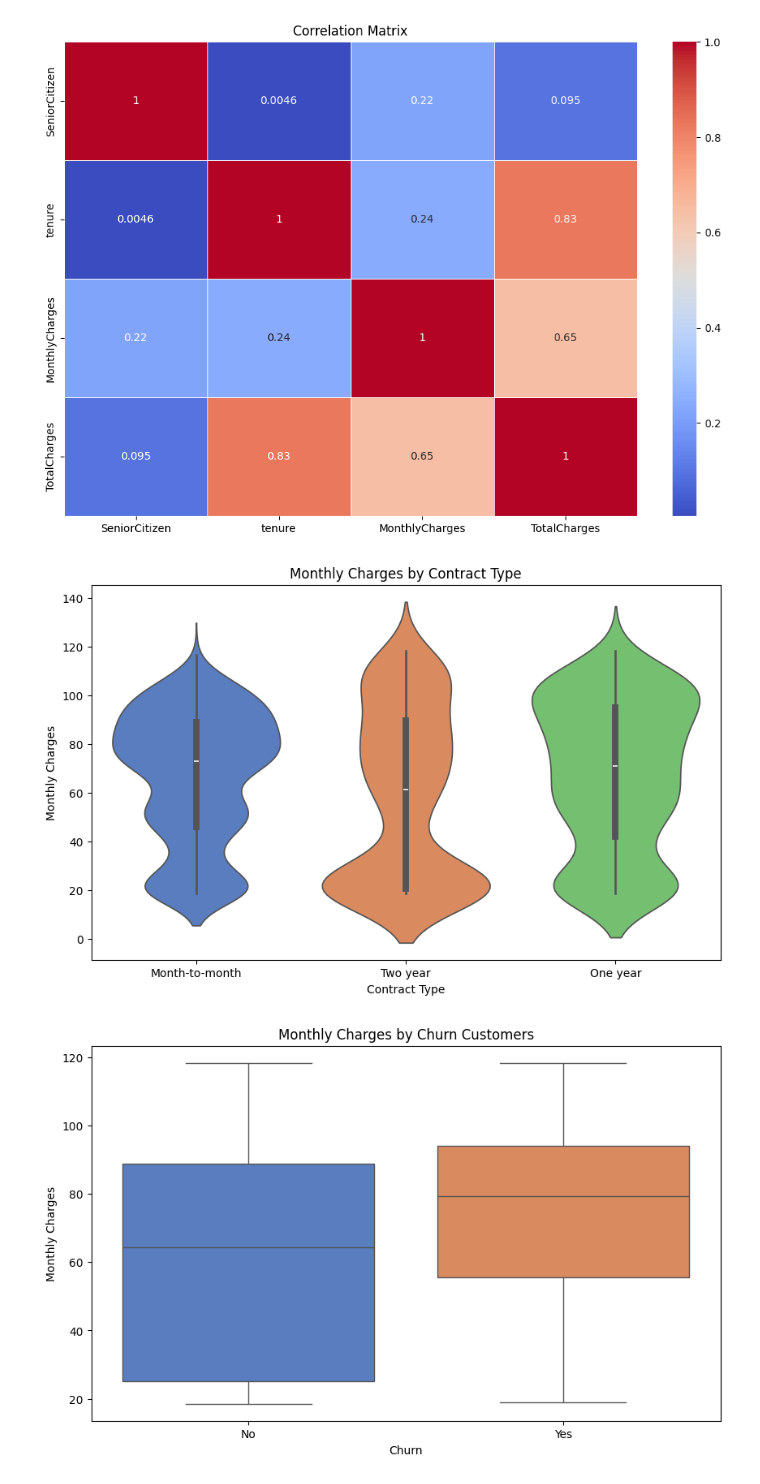
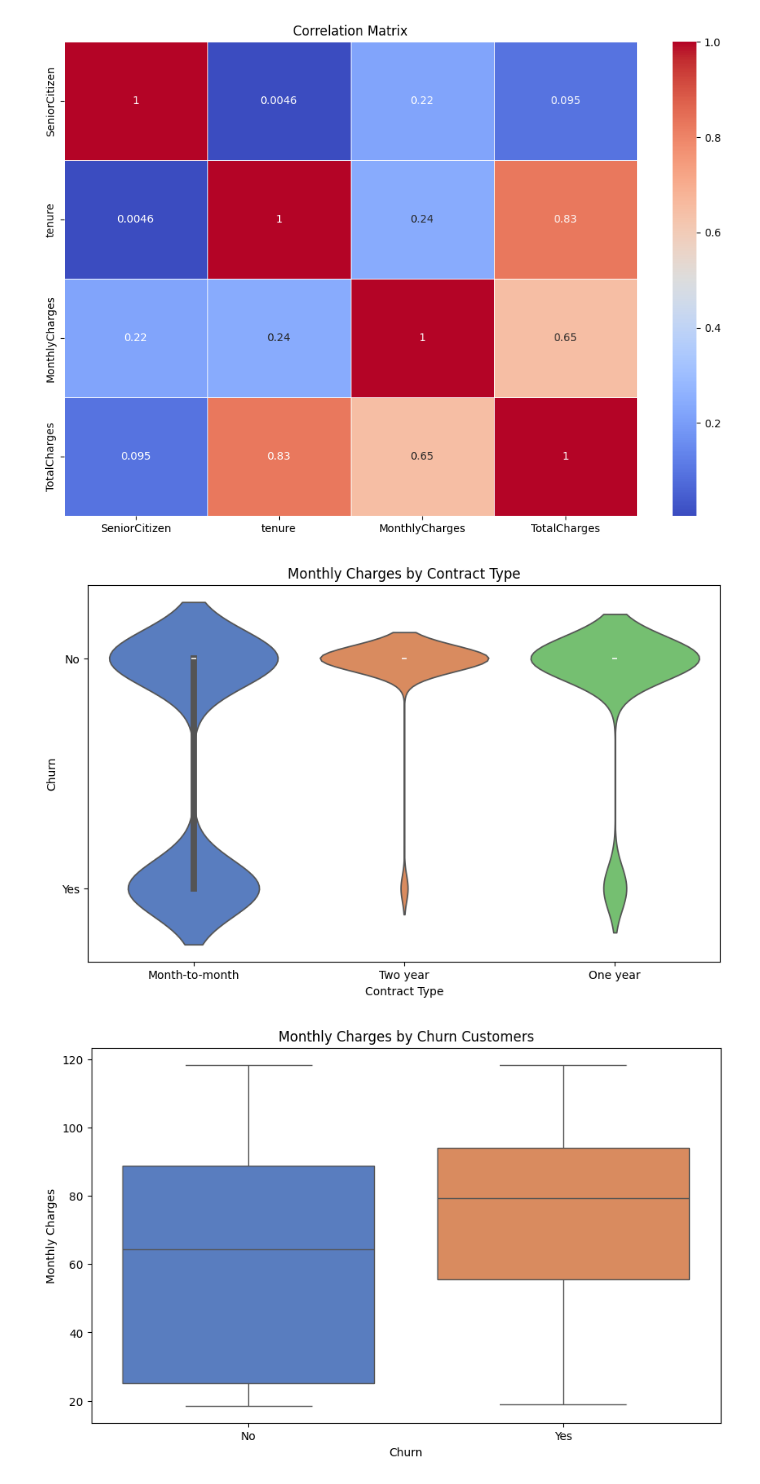
Before and after one commit to Njuraita/Customer-Churn-Prediction-, a Jupyter notebook: notebook/main.ipynb, the cells around one changed output. Saved outputs shown, nothing was run; the diff lists cells and outputs as text; code cells hidden in the pictures.

```diff
--- a/notebook/main.ipynb
+++ b/notebook/main.ipynb
@@ -468,13 +469,13 @@ plt.show()
 # %%
 
 plt.figure(figsize=(10, 6))
-sns.violinplot(x='Contract', y='MonthlyCharges', data=df, palette='muted')
+sns.violinplot(x='Contract', y='Churn', data=df, palette='muted')
 plt.title('Monthly Charges by Contract Type')
 plt.xlabel('Contract Type')
-plt.ylabel('Monthly Charges')
+plt.ylabel('Churn')
 plt.show()
 # %% [output]
-[figure, old version]
+[figure, new version]
 # %%
 plt.figure(figsize=(10, 6))
 sns.boxplot(x='Churn', y='MonthlyCharges', data=df, palette='muted')
```
Also changed, not shown: parts of 15 cells of this notebook.
